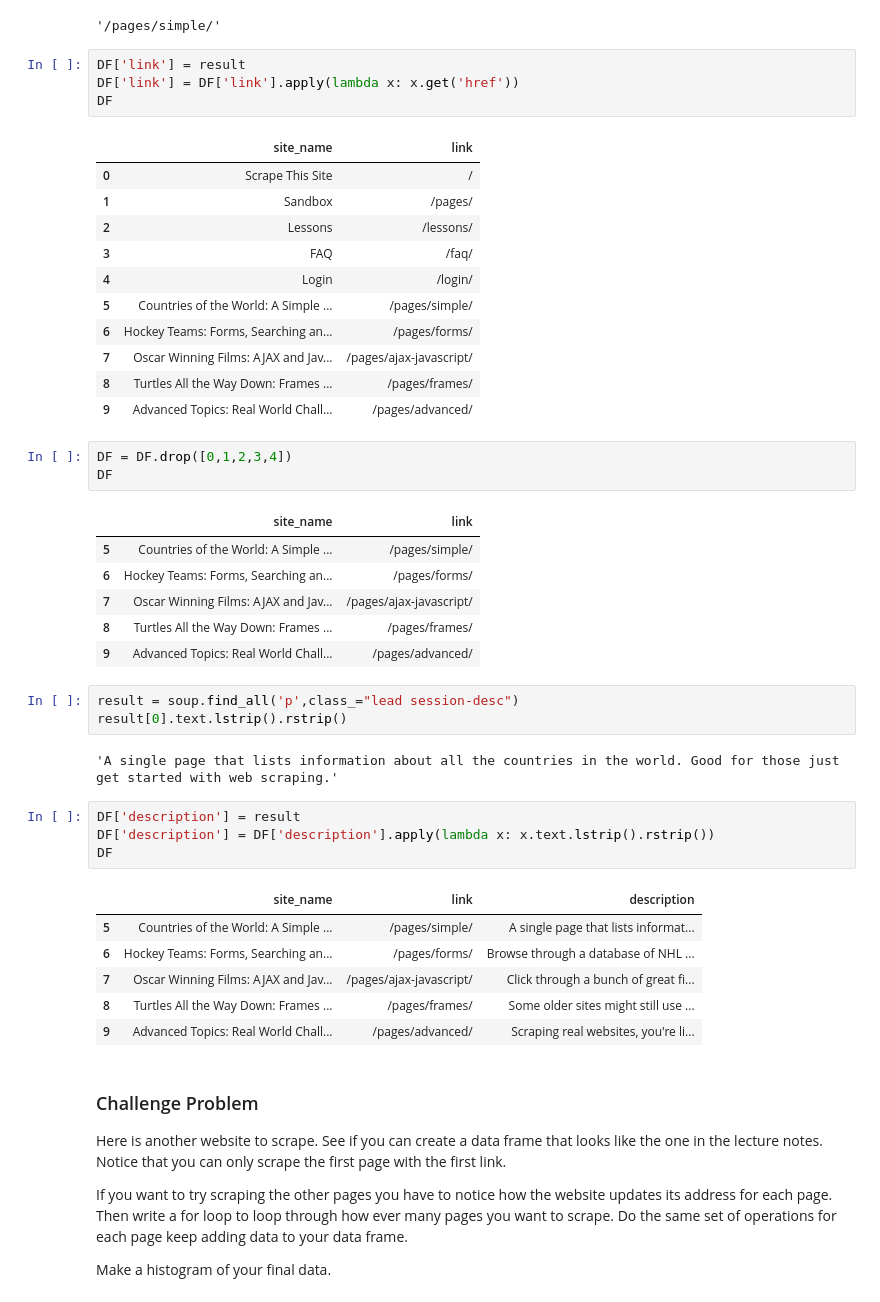
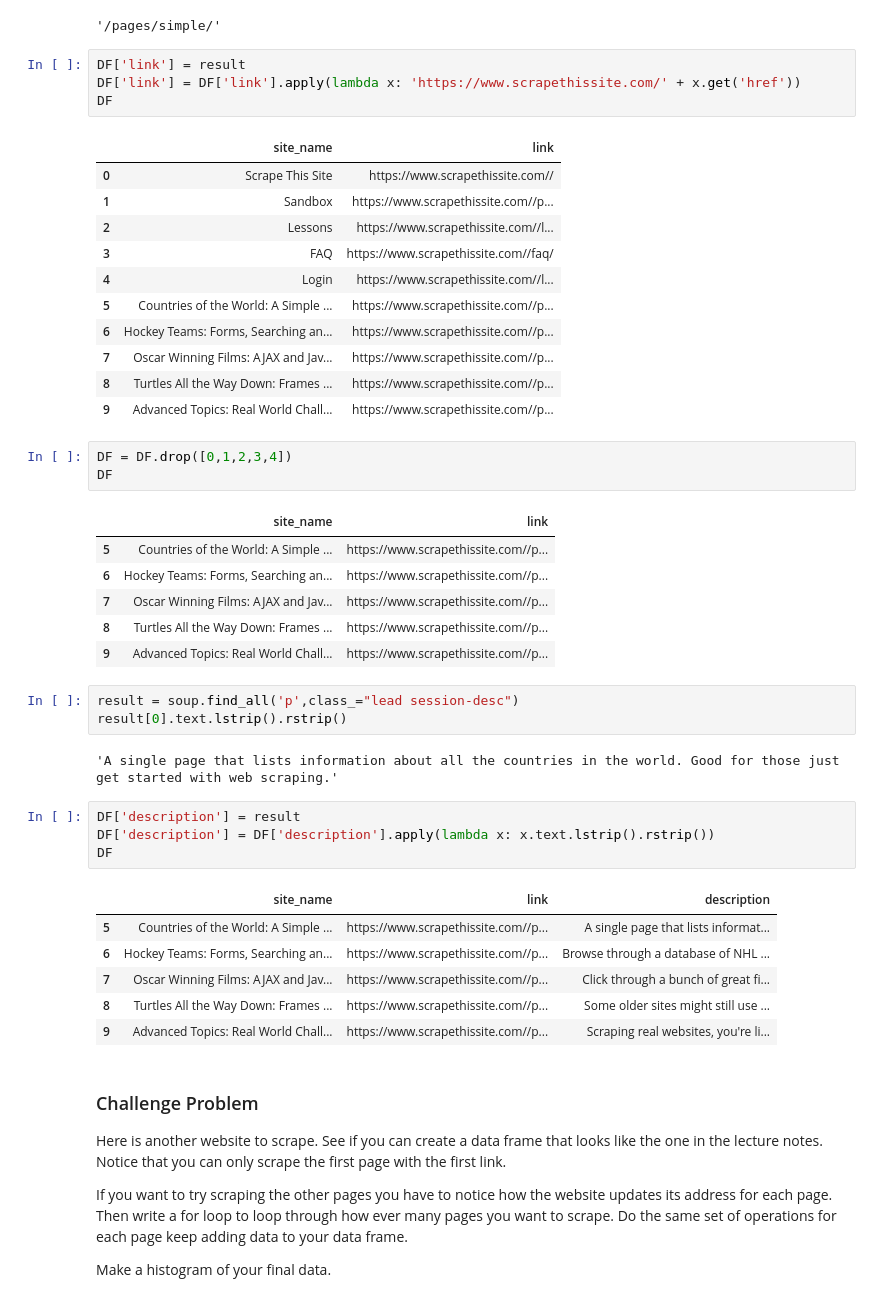
Before and after one commit to joseephwong/Day12, a Jupyter notebook: Day12-HW.ipynb, the cells around one changed output. Cells and saved outputs as stored; diff of their text form.

```diff
--- a/Day12-HW.ipynb
+++ b/Day12-HW.ipynb
@@ -420,30 +420,30 @@ result[5].get('href')
 '/pages/simple/'
 # %%
 DF['link'] = result
-DF['link'] = DF['link'].apply(lambda x: x.get('href'))
+DF['link'] = DF['link'].apply(lambda x: 'https://www.scrapethissite.com/' + x.get('href'))
 DF
 # %% [output]
 |  | site_name | link |
-| 0 | Scrape This Site | / |
-| 1 | Sandbox | /pages/ |
-| 2 | Lessons | /lessons/ |
-| 3 | FAQ | /faq/ |
-| 4 | Login | /login/ |
-| 5 | Countries of the World: A Simple ... | /pages/simple/ |
-| 6 | Hockey Teams: Forms, Searching an... | /pages/forms/ |
-| 7 | Oscar Winning Films: AJAX and Jav... | /pages/ajax-javascript/ |
-| 8 | Turtles All the Way Down: Frames ... | /pages/frames/ |
-| 9 | Advanced Topics: Real World Chall... | /pages/advanced/ |
+| 0 | Scrape This Site | https://www.scrapethissite.com// |
+| 1 | Sandbox | https://www.scrapethissite.com//p... |
+| 2 | Lessons | https://www.scrapethissite.com//l... |
+| 3 | FAQ | https://www.scrapethissite.com//faq/ |
+| 4 | Login | https://www.scrapethissite.com//l... |
+| 5 | Countries of the World: A Simple ... | https://www.scrapethissite.com//p... |
+| 6 | Hockey Teams: Forms, Searching an... | https://www.scrapethissite.com//p... |
+| 7 | Oscar Winning Films: AJAX and Jav... | https://www.scrapethissite.com//p... |
+| 8 | Turtles All the Way Down: Frames ... | https://www.scrapethissite.com//p... |
+| 9 | Advanced Topics: Real World Chall... | https://www.scrapethissite.com//p... |
 # %%
 DF = DF.drop([0,1,2,3,4])
 DF
 # %% [output]
 |  | site_name | link |
-| 5 | Countries of the World: A Simple ... | /pages/simple/ |
-| 6 | Hockey Teams: Forms, Searching an... | /pages/forms/ |
-| 7 | Oscar Winning Films: AJAX and Jav... | /pages/ajax-javascript/ |
-| 8 | Turtles All the Way Down: Frames ... | /pages/frames/ |
-| 9 | Advanced Topics: Real World Chall... | /pages/advanced/ |
+| 5 | Countries of the World: A Simple ... | https://www.scrapethissite.com//p... |
+| 6 | Hockey Teams: Forms, Searching an... | https://www.scrapethissite.com//p... |
+| 7 | Oscar Winning Films: AJAX and Jav... | https://www.scrapethissite.com//p... |
+| 8 | Turtles All the Way Down: Frames ... | https://www.scrapethissite.com//p... |
+| 9 | Advanced Topics: Real World Chall... | https://www.scrapethissite.com//p... |
 # %%
 result = soup.find_all('p',class_="lead session-desc")
 result[0].text.lstrip().rstrip()
@@ -455,11 +455,11 @@ DF['description'] = DF['description'].apply(lambda x: x.text.lstrip().rstrip())
 DF
 # %% [output]
 |  | site_name | link | description |
-| 5 | Countries of the World: A Simple ... | /pages/simple/ | A single page that lists informat... |
-| 6 | Hockey Teams: Forms, Searching an... | /pages/forms/ | Browse through a database of NHL ... |
-| 7 | Oscar Winning Films: AJAX and Jav... | /pages/ajax-javascript/ | Click through a bunch of great fi... |
-| 8 | Turtles All the Way Down: Frames ... | /pages/frames/ | Some older sites might still use ... |
-| 9 | Advanced Topics: Real World Chall... | /pages/advanced/ | Scraping real websites, you're li... |
+| 5 | Countries of the World: A Simple ... | https://www.scrapethissite.com//p... | A single page that lists informat... |
+| 6 | Hockey Teams: Forms, Searching an... | https://www.scrapethissite.com//p... | Browse through a database of NHL ... |
+| 7 | Oscar Winning Films: AJAX and Jav... | https://www.scrapethissite.com//p... | Click through a bunch of great fi... |
+| 8 | Turtles All the Way Down: Frames ... | https://www.scrapethissite.com//p... | Some older sites might still use ... |
+| 9 | Advanced Topics: Real World Chall... | https://www.scrapethissite.com//p... | Scraping real websites, you're li... |
 # %% [markdown]
 ### Challenge Problem
 
```
Also changed, not shown: parts of 14 cells of this notebook.
